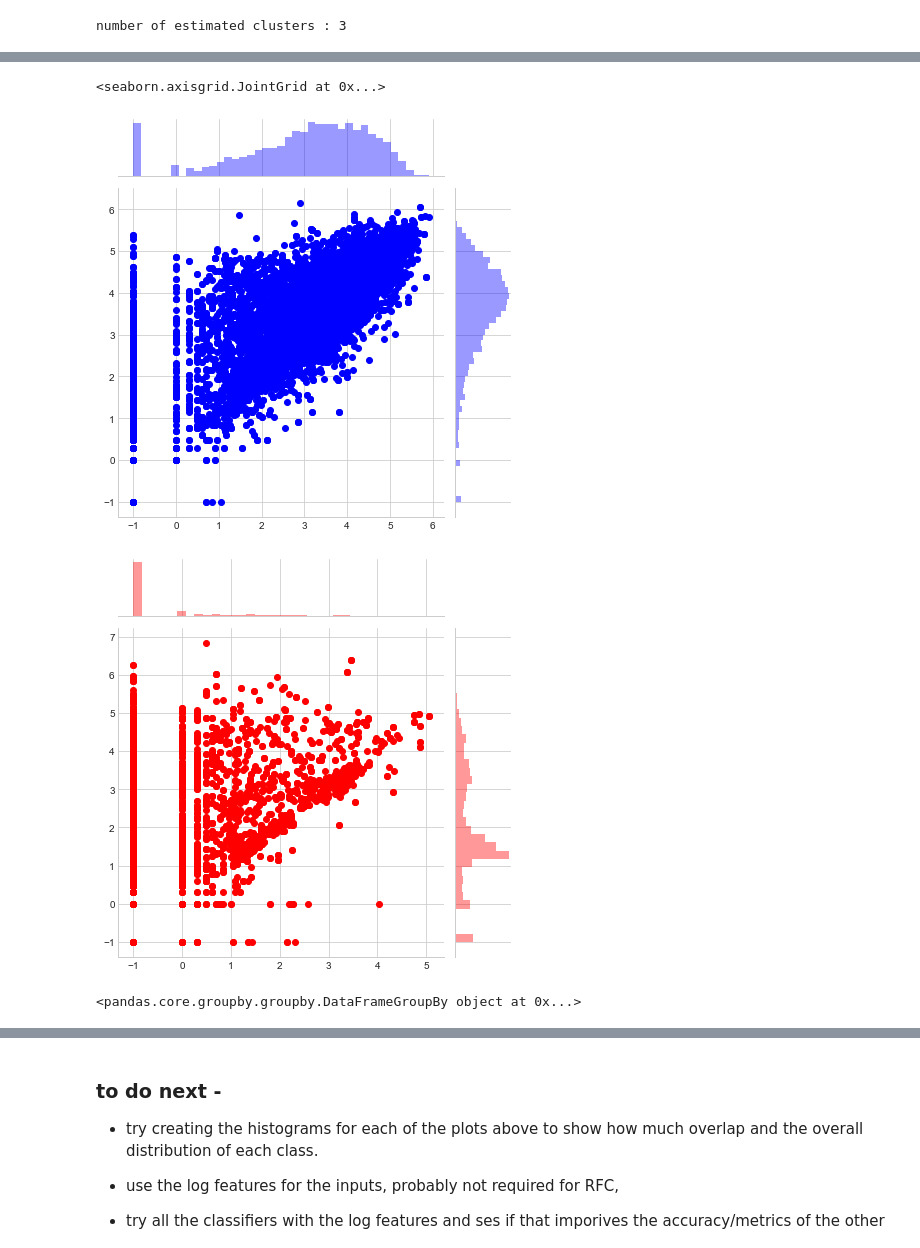
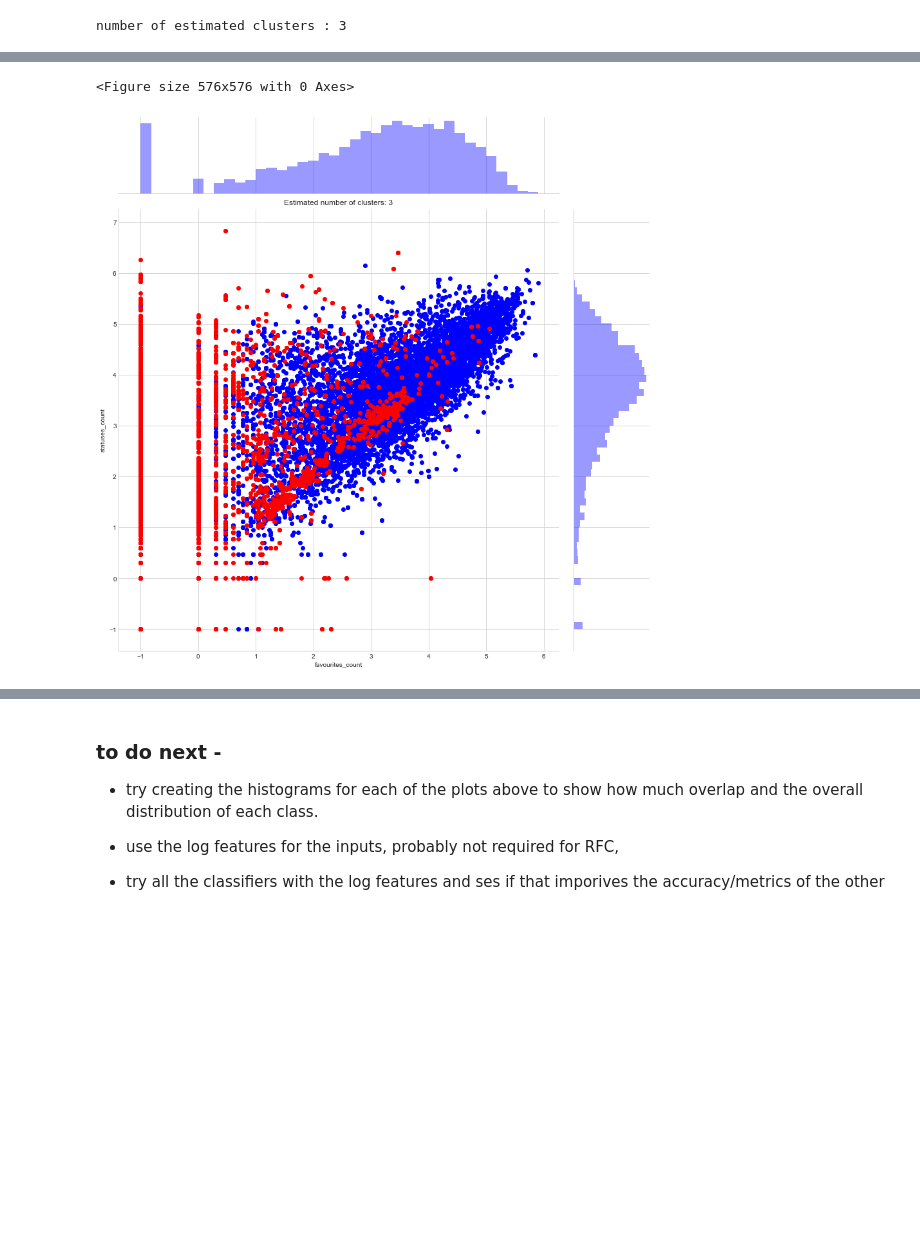
Before and after one commit to PriyankaBiswas/Data-Science, a Jupyter notebook: U3_capstone/Twitter_data_collection_PLUS_bot_detection_capstone_draft.ipynb, the cells around one changed output, grey strips where cells are left out. Cells and saved outputs as stored; diff of their text form; code cells hidden in the pictures; blank space fills up the shorter version.

Commit message:
All data, benchmarked baseline

```diff
--- a/U3_capstone/Twitter_data_collection_PLUS_bot_detection_capstone_draft.ipynb
+++ b/U3_capstone/Twitter_data_collection_PLUS_bot_detection_capstone_draft.ipynb
@@ -1070,6 +1070,8 @@ plt.clf()
 
 feature1 = 0
 feature2 = 1
+feature3 = 2
+feature4 = 3
 colors = cycle('bgrcmykbgrcmykbgrcmykbgrcmyk')
 for k, col in zip(range(n_clusters_), colors):
     my_members = labels == k
@@ -1150,25 +1152,18 @@ plt.show()
 # %%
-sns.jointplot(x=X_train_log[X_train_log.bot==False][cluster_cols[feature3]].values,
-                  y=X_train_log[X_train_log.bot==False][cluster_cols[feature4]].values, color='b')
-sns.jointplot(x=X_train_log[X_train_log.bot==True][cluster_cols[feature3]].values,
-                  y=X_train_log[X_train_log.bot==True][cluster_cols[feature4]].values, color='r')
+plt.figure(figsize=(8,8))
+graph = sns.jointplot(x=X_train_log[X_train_log.bot==False][cluster_cols[feature3]].values,
+                  y=X_train_log[X_train_log.bot==False][cluster_cols[feature4]].values, color='b', height=12)
+
+graph.x = X_train_log[X_train_log.bot==True][cluster_cols[feature3]].values
+graph.y = X_train_log[X_train_log.bot==True][cluster_cols[feature4]].values
+graph.plot_joint(plt.scatter,  c='r')
+plt.xlabel(cluster_cols[feature3])
+plt.ylabel(cluster_cols[feature4])
+plt.title('Estimated number of clusters: %d' % n_clusters_)
+plt.show()
 # %% [output]
-<seaborn.axisgrid.JointGrid at 0x...>
+<Figure size 576x576 with 0 Axes>
-[figure, old version]
+[figure, new version]
-[figure, removed]
-# %%
-tips = sns.load_dataset("tips")
-
-ti
-print(tips.groupby('day').
-
-#g = sns.JointGrid("total_bill", "tip", tips)
-#for day, day_tips in tips.groupby("day"):
-#    sns.kdeplot(day_tips["total_bill"], ax=g.ax_marg_x, legend=False)
-#    sns.kdeplot(day_tips["tip"], ax=g.ax_marg_y, vertical=True, legend=False)
-#    g.ax_joint.plot(day_tips["total_bill"], day_tips["tip"], "o", ms=5)
-# %% [output]
-<pandas.core.groupby.groupby.DataFrameGroupBy object at 0x...>
 # %%
 from IPython.display import Image
 
```
Also changed, not shown: parts of 71 cells of this notebook, 1 other file.
